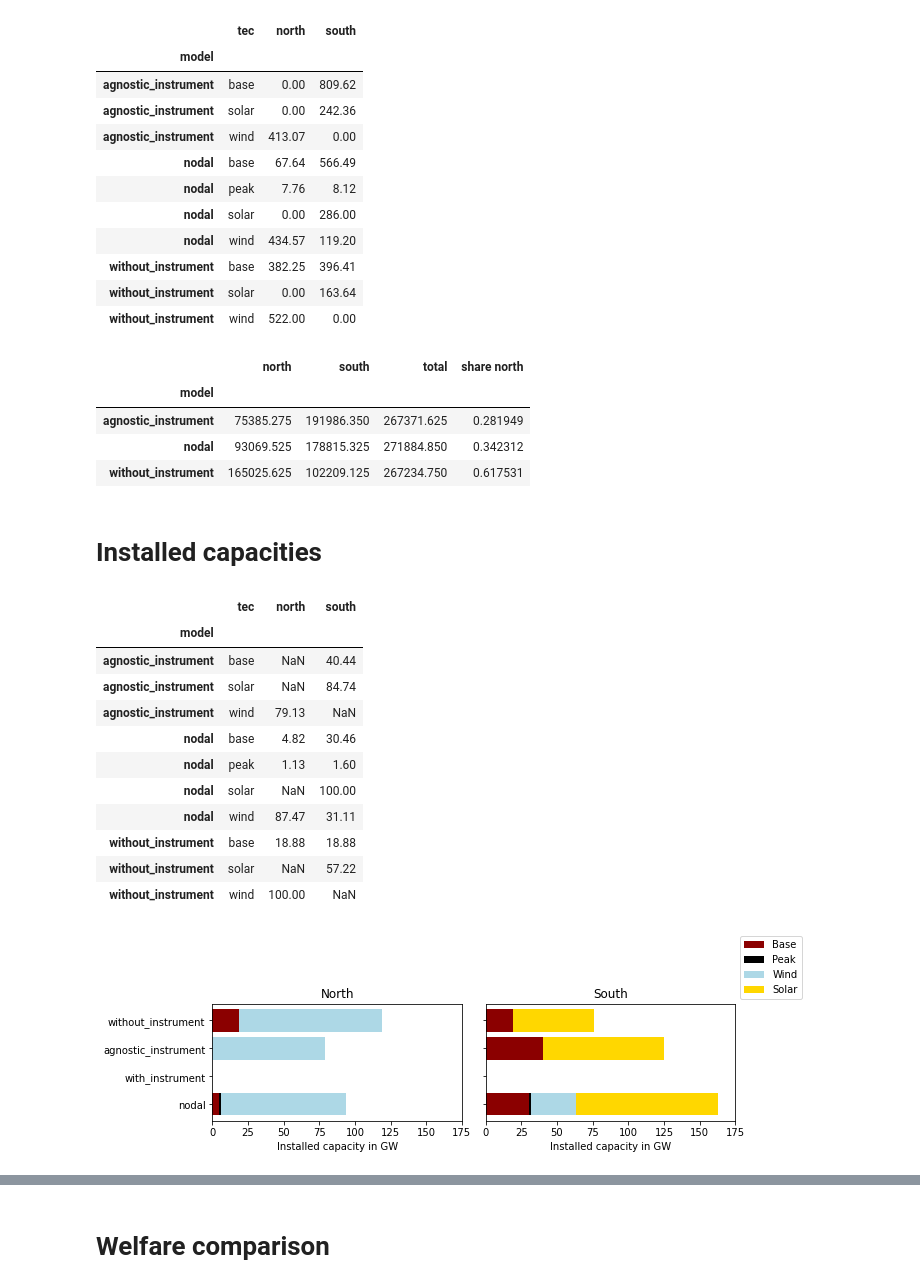
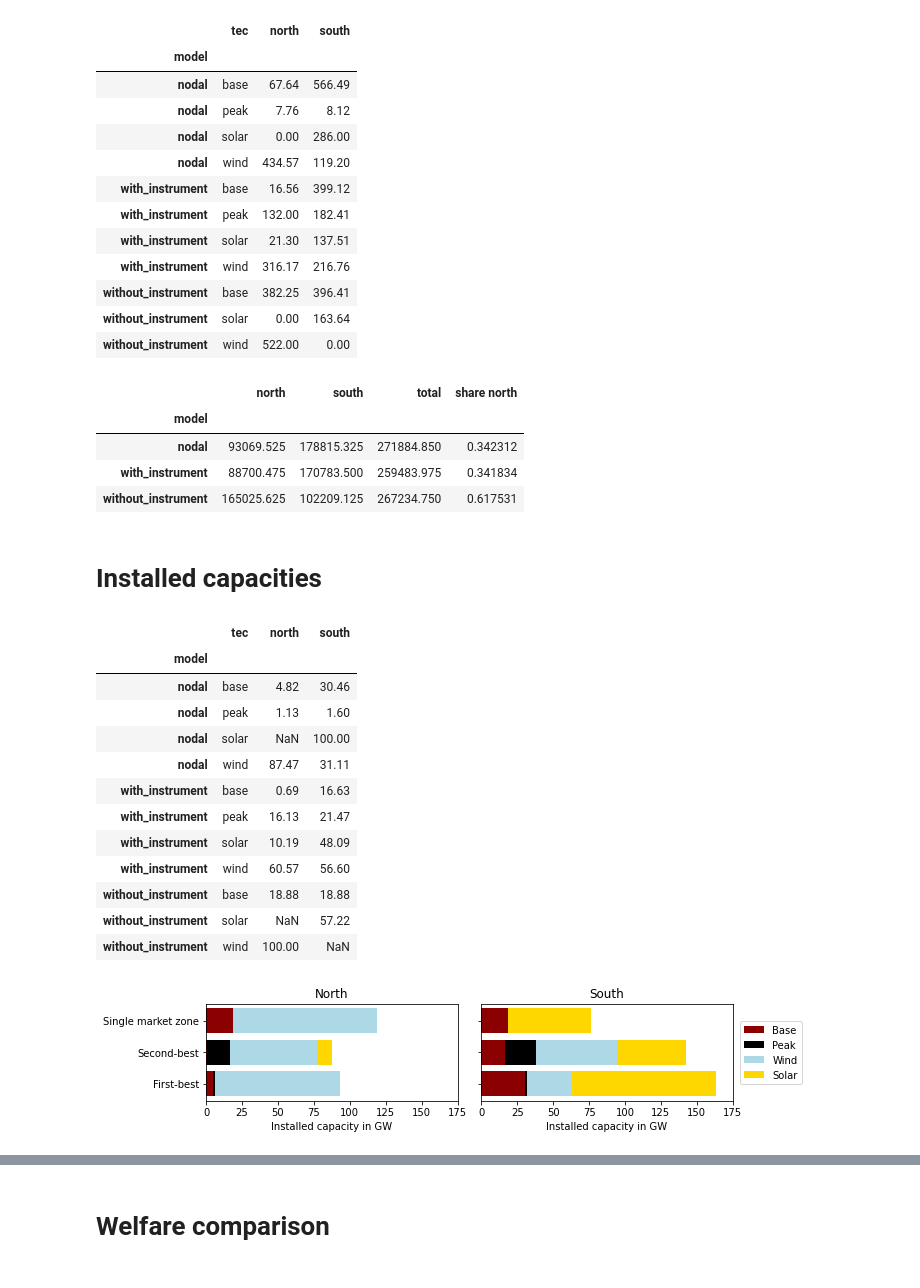
Before and after one commit to anselm-eicke/Locational-investment-signals, a Jupyter notebook: Three node models/Output/Postprocessing.ipynb, the cells around one changed output, grey strips where cells are left out. Saved outputs shown, nothing was run; the diff lists cells and outputs as text; code cells hidden in the pictures.

```diff
--- a/Three node models/Output/Postprocessing.ipynb
+++ b/Three node models/Output/Postprocessing.ipynb
@@ -4,6 +4,6 @@ import pandas as pd
 import matplotlib.pyplot as plt
 import numpy as np
 # %%
-scenarios = list(['nodal', 'with_instrument', 'agnostic_instrument', 'without_instrument']);
+scenarios = list(['nodal', 'with_instrument', 'without_instrument']);
 
 nodes = list(['north', 'south'])
@@ -36,7 +39,10 @@ def read_old(indicator, add = 'prefix'):
 
 
 def read(indicator):
-    df = read_data(scenarios[0], indicator).append(read_data(scenarios[1], indicator)).append(read_data(scenarios[2], indicator)).append(read_data(scenarios[3], indicator))
+    if (len(scenarios) == 4):
+        df = read_data(scenarios[0], indicator).append(read_data(scenarios[1], indicator)).append(read_data(scenarios[2], indicator)).append(read_data(scenarios[3], indicator))
+    elif (len(scenarios) == 3):
+        df = read_data(scenarios[0], indicator).append(read_data(scenarios[1], indicator)).append(read_data(scenarios[2], indicator))
     return(df)
 
 def plot_distribution(df, axes, location):
@@ -83,13 +89,14 @@ gen
 # %% [output]
 |  | tec | north | south |
 | model |  |  |  |
-| agnostic_instrument | base | 0.00 | 809.62 |
-| agnostic_instrument | solar | 0.00 | 242.36 |
-| agnostic_instrument | wind | 413.07 | 0.00 |
 | nodal | base | 67.64 | 566.49 |
 | nodal | peak | 7.76 | 8.12 |
 | nodal | solar | 0.00 | 286.00 |
 | nodal | wind | 434.57 | 119.20 |
+| with_instrument | base | 16.56 | 399.12 |
+| with_instrument | peak | 132.00 | 182.41 |
+| with_instrument | solar | 21.30 | 137.51 |
+| with_instrument | wind | 316.17 | 216.76 |
 | without_instrument | base | 382.25 | 396.41 |
 | without_instrument | solar | 0.00 | 163.64 |
 | without_instrument | wind | 522.00 | 0.00 |
@@ -103,8 +110,8 @@ sums
 # %% [output]
 |  | north | south | total | share north |
 | model |  |  |  |  |
-| agnostic_instrument | 75385.275 | 191986.350 | 267371.625 | 0.281949 |
 | nodal | 93069.525 | 178815.325 | 271884.850 | 0.342312 |
+| with_instrument | 88700.475 | 170783.500 | 259483.975 | 0.341834 |
 | without_instrument | 165025.625 | 102209.125 | 267234.750 | 0.617531 |
 # %% [markdown]
 # Installed capacities
@@ -121,47 +128,48 @@ capacities
 # %% [output]
 |  | tec | north | south |
 | model |  |  |  |
-| agnostic_instrument | base | NaN | 40.44 |
-| agnostic_instrument | solar | NaN | 84.74 |
-| agnostic_instrument | wind | 79.13 | NaN |
 | nodal | base | 4.82 | 30.46 |
 | nodal | peak | 1.13 | 1.60 |
 | nodal | solar | NaN | 100.00 |
 | nodal | wind | 87.47 | 31.11 |
+| with_instrument | base | 0.69 | 16.63 |
+| with_instrument | peak | 16.13 | 21.47 |
+| with_instrument | solar | 10.19 | 48.09 |
+| with_instrument | wind | 60.57 | 56.60 |
 | without_instrument | base | 18.88 | 18.88 |
 | without_instrument | solar | NaN | 57.22 |
 | without_instrument | wind | 100.00 | NaN |
 # %%
 #plt.rcdefaults()
-fig = plt.figure(figsize=(10, 3.3))
+fig = plt.figure(figsize=(10, 2.3))
 
 ax1 = plt.subplot(1,2,1)
 ax2 = plt.subplot(1,2,2)
 
 y_pos = np.arange(len(scenarios))
 #leg = pd.Dataframe()
 
 plot_distribution(capacities, ax1, 'north')
 axes = plot_distribution(capacities, ax2, 'south')
 
 ax1.set_xlim(0, 175)
 ax2.set_xlim(0, 175)
 
 ax1.set_title('North')
 ax2.set_title('South')
 
-ax2.legend(['Base', 'Peak', 'Wind', 'Solar'], bbox_to_anchor=(1.0, 1))
+ax2.legend(['Base', 'Peak', 'Wind', 'Solar'], bbox_to_anchor=(1.01, 0.87))
 #ax1.legend(['Base', 'Peak', 'Wind', 'Solar'])
 ax1.set_yticks(y_pos);
-ax1.set_yticklabels(scenarios); # ['First-best', 'Second-best', 'Single market zone']
+ax1.set_yticklabels(['First-best', 'Second-best', 'Single market zone'])
 ax2.set_yticklabels([]);
 ax1.set_xlabel('Installed capacity in GW')
 ax2.set_xlabel('Installed capacity in GW')
 plt.tight_layout()
 
 fig.savefig('capacity_distribution.jpeg', dpi=500)
 # %% [output]
-[figure, old version]
+[figure, new version]
 # %%
 # plot generation
 #plt.rcdefaults()
```
Also changed, not shown: parts of 24 cells of this notebook, 2 other files.
